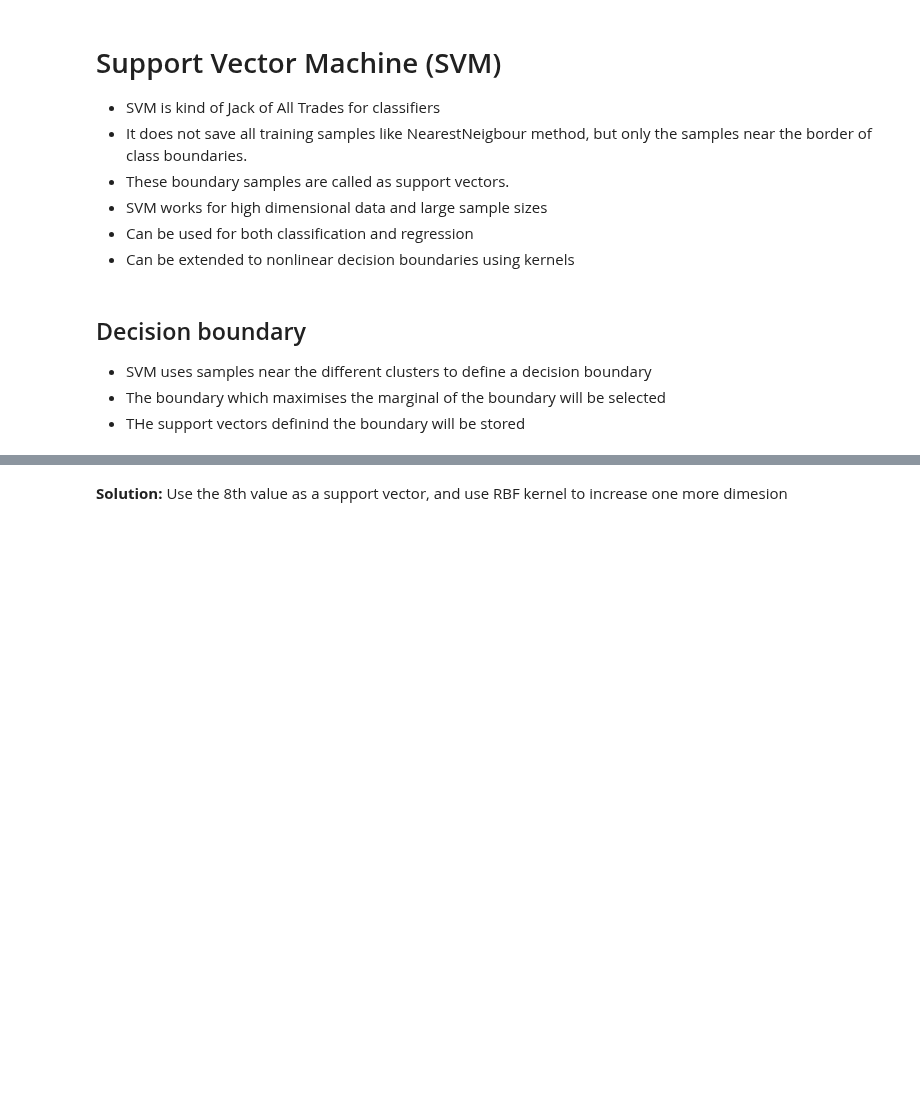
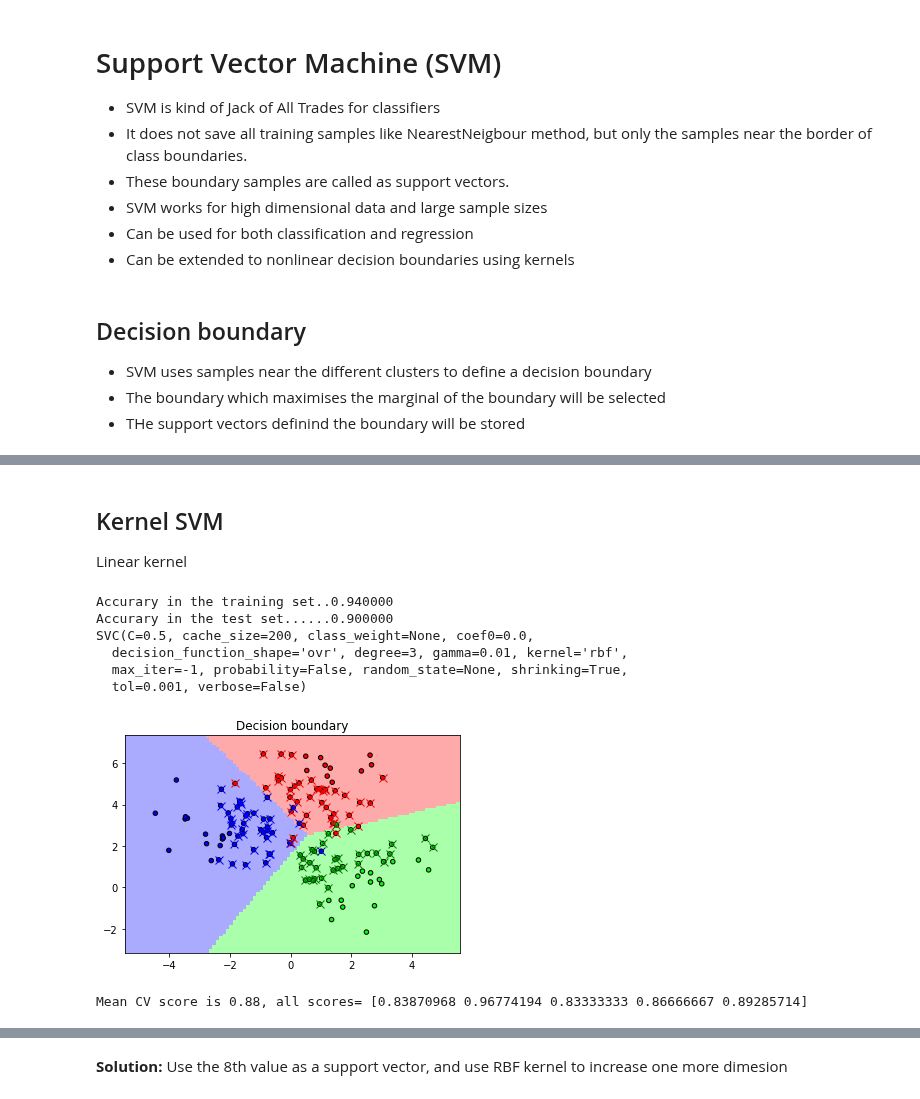
Before and after one commit to pevalisuo/AML, a Jupyter notebook: ICAT3190_Module5_SupervisedMachineLearning.ipynb, the cells around one changed output, grey strips where cells are left out. Saved outputs shown, nothing was run; the diff lists cells and outputs as text; code cells hidden in the pictures; blank space fills up the shorter version.

```diff
--- a/ICAT3190_Module5_SupervisedMachineLearning.ipynb
+++ b/ICAT3190_Module5_SupervisedMachineLearning.ipynb
@@ -436,0 +453,50 @@ SVC(C=1.0, cache_size=200, class_weight=None, coef0=0.0,
+# %% [markdown]
+## Kernel SVM <a class="anchor" id="kernelsvm"></a>
+
+Linear kernel
+# %%
+# Lets now try how actual linear SCV would work
+rbfsvc = svm.SVC(kernel='rbf', gamma=0.01, C=0.5)  # gamma > 2 means overfitting, try eg 25 and 0.05
+rbfsvc.fit(X_train, y_train)
+plotDB(rbfsvc, X_train, y_train)
+
+print("Accurary in the training set..%f" % metrics.accuracy_score(y_true=y_train, y_pred=rbfsvc.predict(X_train)))
+print("Accurary in the test set......%f" % metrics.accuracy_score(y_true=y_test, y_pred=rbfsvc.predict(X_test)))
+print(rbfsvc)
+DisplaySupportVectors(X_train, y_train, rbfsvc)
+# %% [output]
+Accurary in the training set..0.940000
+Accurary in the test set......0.900000
+SVC(C=0.5, cache_size=200, class_weight=None, coef0=0.0,
+  decision_function_shape='ovr', degree=3, gamma=0.01, kernel='rbf',
+  max_iter=-1, probability=False, random_state=None, shrinking=True,
+  tol=0.001, verbose=False)
+[figure, added]
+# %%
+# Lets test the model with CV in higher nimensions
+
+# Lets create a two-dimensional dataset containing three cluster centers
+#X,y=datasets.make_blobs(n_samples=200, centers=5, n_features=3, random_state=0, cluster_std=2)
+X,y=datasets.make_blobs(n_samples=200, centers=3, n_features=2, random_state=0, cluster_std=1.1)
+
+# Now the dataset will be splitted randomly to training set and test set
+X_train, X_test, y_train, y_test = train_test_split(X,y, test_size=0.25)
+
+from sklearn.model_selection import cross_val_score
+rbfsvc = svm.SVC(kernel='rbf', gamma=1, C=0.5)  # gamma > 2 means overfitting
+scores = cross_val_score(rbfsvc, X_train, y_train, cv=5)
+print("Mean CV score is %4.2f, all scores=" % (scores.mean()), scores)
+
+# CV can be put into loop to find optimal gamma value
+gamma=np.logspace(-2,1.2,40)
+test_score=np.zeros(len(gamma))
+train_score=np.zeros(len(gamma))
+cv_score=np.zeros(len(gamma))
+for i in range(len(gamma)):
+    rbfsvc = svm.SVC(kernel='rbf', gamma=gamma[i], C=0.5)
+    rbfsvc.fit(X_train, y_train)
+    train_score[i]=metrics.accuracy_score(y_train, rbfsvc.predict(X_train))
+    test_score[i]=metrics.accuracy_score(y_test, rbfsvc.predict(X_test))
+    cv_score[i] = cross_val_score(rbfsvc, X_train, y_train, cv=5).mean()
+# %% [output]
+Mean CV score is 0.88, all scores= [0.83870968 0.96774194 0.83333333 0.86666667 0.89285714]
```
Also changed, not shown: parts of 36 cells of this notebook, 3 other files.
